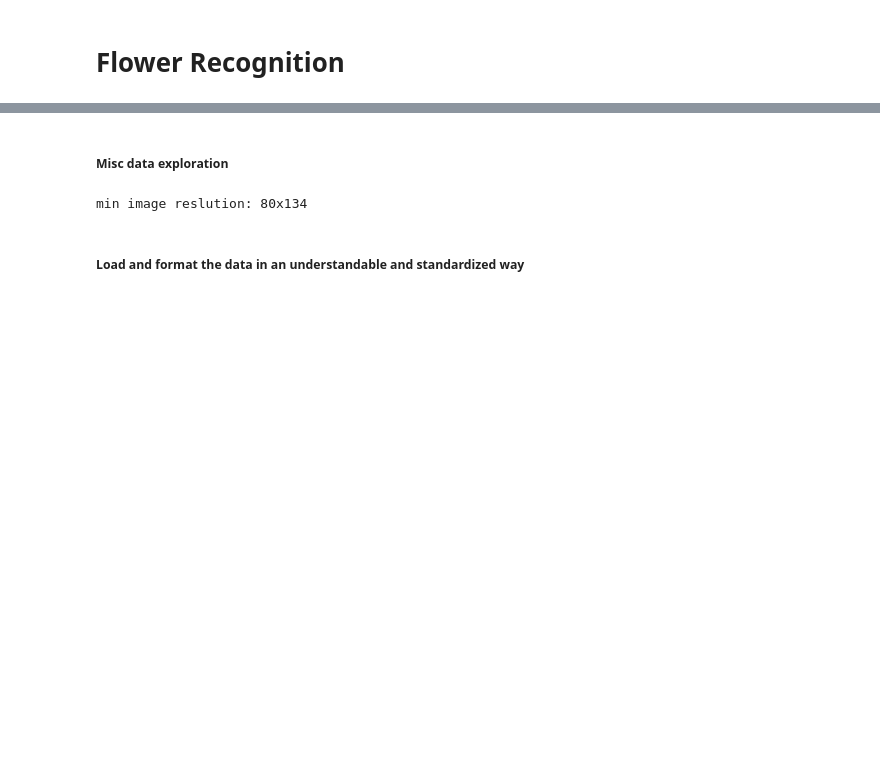
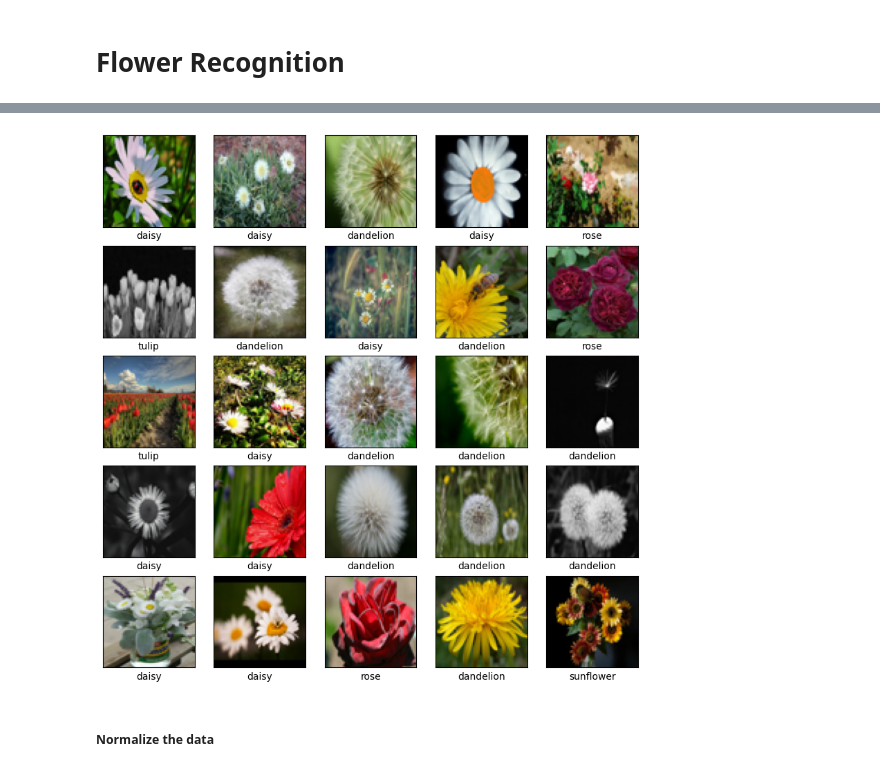
Before and after one commit to Kevy69/deep-machine-learning, a Jupyter notebook: Lab 1/Lab.ipynb, the cells around one changed output, grey strips where cells are left out. Cells and saved outputs as stored; diff of their text form; code cells hidden in the pictures; blank space fills up the shorter version.

```diff
--- a/Lab 1/Lab.ipynb
+++ b/Lab 1/Lab.ipynb
@@ -19,22 +70,26 @@ flower_file_names = listdir('flowers')
+# %%
+# Easier/cleaner than doing a reverse lookup using flower_names_scheme
+flower_names = [
+    'daisy',
+    'dandelion',
+    'rose',
+    'sunflower',
+    'tulip'
+]
+
+plt.figure(figsize=(10,10))
+
+for i in range(25):
+    # the subplots are added sequentially, even though the dimentions are specified explicitly
+    plt.subplot(5, 5, i + 1)
+    plt.xticks([])
+    plt.yticks([])
+    plt.grid(False)
+    plt.imshow(x[i])
+    plt.xlabel(flower_names[y[i]])
+
+plt.show()
+# %% [output]
+[figure, added]
 # %% [markdown]
-##### Misc data exploration
+##### Normalize the data
-# %%
-# In order to identically scale the images, it's best we know the minimum resolution
-
-min_image_width = 10000
-min_image_heigth = 10000
-
-for i in flower_file_names:
-    image = Image.open(data_dir + i)
-
-    if image.height < min_image_width:
-        min_image_width = image.height
-
-    if image.height < min_image_heigth:
-        min_image_heigth = image.width
-
-print(f'min image reslution: {min_image_width}x{min_image_heigth}')
-# %% [output]
-min image reslution: 80x134
-# %% [markdown]
-##### Load and format the data in an understandable and standardized way
```
Also changed, not shown: parts of 15 cells of this notebook, 1 other file.
